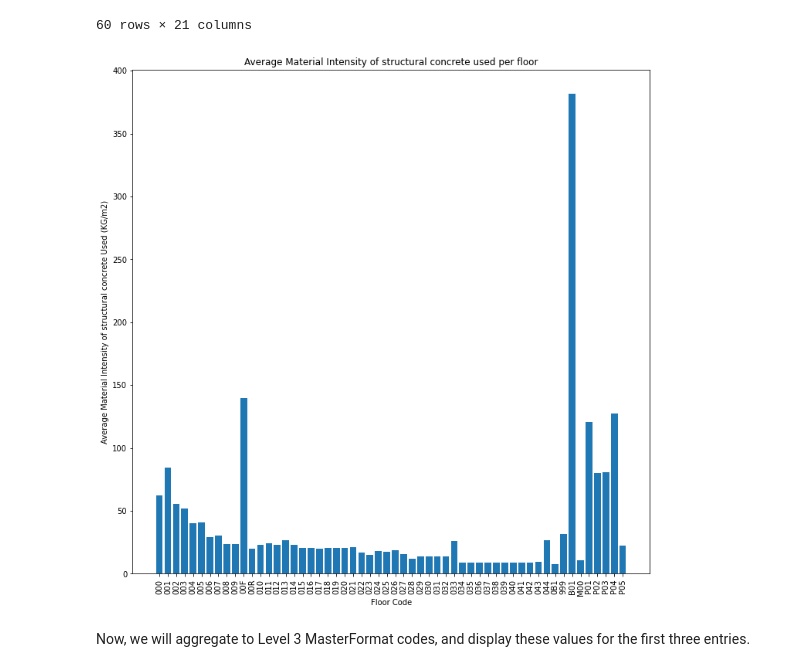
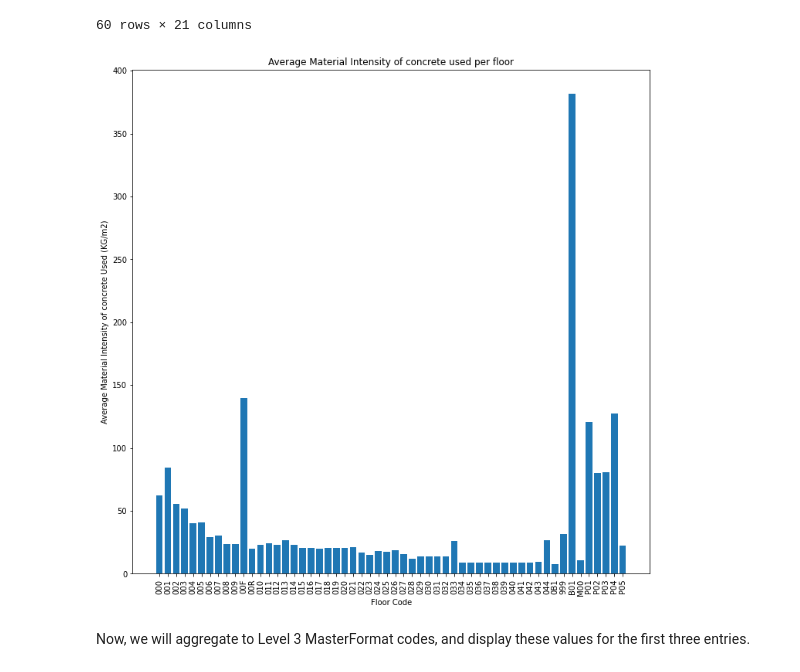
Before and after one commit to alexwolson/A-Construction-Classification-System-Database-for-Understanding-Resource-Use-in-Buildings, a Jupyter notebook: Sample Code/Sample.ipynb, the cells around one changed output. Cells and saved outputs as stored; diff of their text form; code cells hidden in the pictures.

```diff
--- a/Sample Code/Sample.ipynb
+++ b/Sample Code/Sample.ipynb
@@ -109,14 +109,14 @@ concrete_df
 # %%
 grouping_function = lambda x: x.split('_')[0] #This function takes in a full column name, like "000_G2010.20.000_03 00 00.00_m3_1", and returns only the floor.
 to_draw = df[cols].groupby(grouping_function,axis=1).sum().replace(0,np.NaN).div(df['Gross Floor Area'],axis='rows').mean()
 plt.figure(figsize=(12,12))
 plt.bar(to_draw.keys(), to_draw.values)
 plt.xticks(rotation=90)
-plt.title('Average Material Intensity of structural concrete used per floor')
-plt.ylabel('Average Material Intensity of structural concrete Used (KG/m2)')
+plt.title('Average Material Intensity of concrete used per floor')
+plt.ylabel('Average Material Intensity of concrete Used (KG/m2)')
 plt.xlabel('Floor Code');
 # %% [output]
-[figure, old version]
+[figure, new version]
 # %% [markdown]
 Now, we will aggregate to Level 3 MasterFormat codes, and display these values for the first three entries.
 # %%
```
Also changed, not shown: parts of 3 cells of this notebook, 3 other files.
